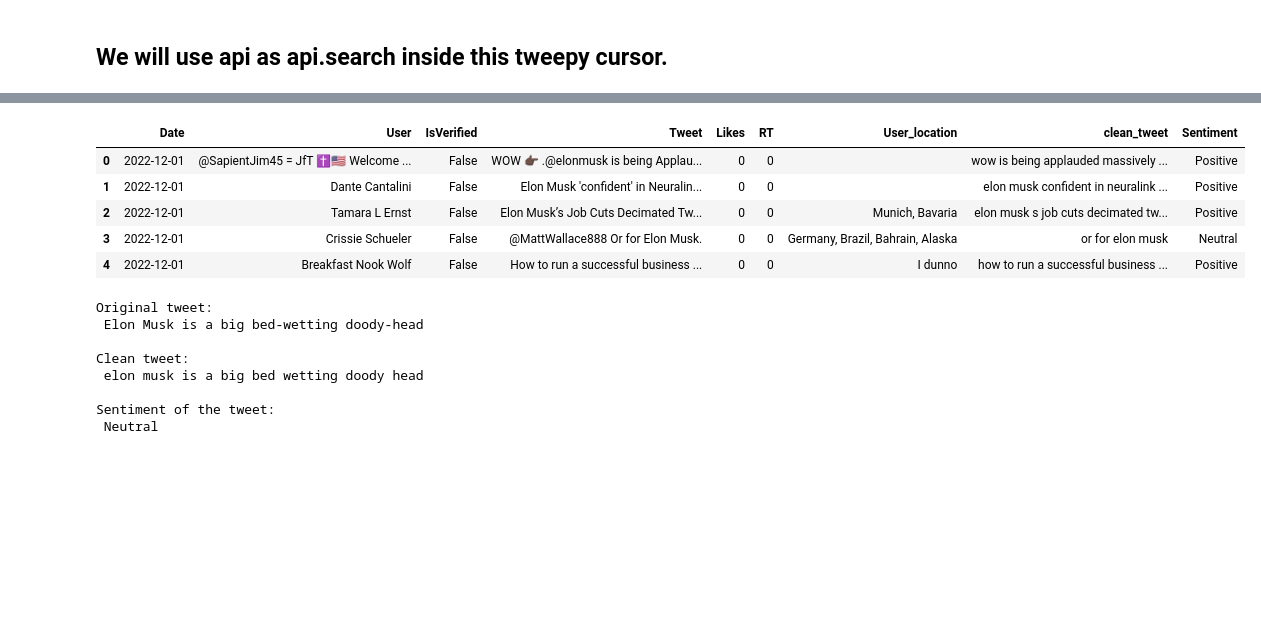
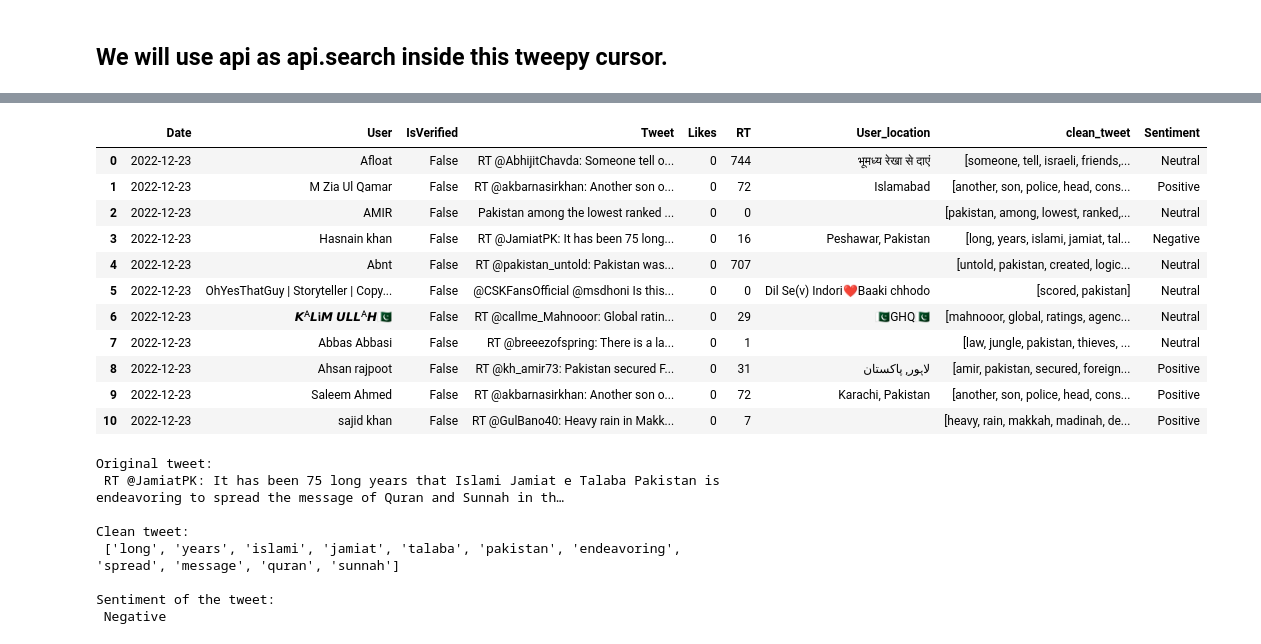
Before and after one commit to hmabubakar313/sentimental_analysis_fyp, a Jupyter notebook: sentment_analysis.ipynb, the cells around one changed output, grey strips where cells are left out. Saved outputs shown, nothing was run; the diff lists cells and outputs as text; code cells hidden in the pictures; blank space fills up the shorter version.

```diff
--- a/sentment_analysis.ipynb
+++ b/sentment_analysis.ipynb
@@ -98,9 +90,31 @@ df.head(8)
 # %%
 # Function to Clean the Tweet.
+import nltk
+import re
+from nltk.corpus import stopwords
+nltk.download('stopwords')
+# clean the tweet remove RT, Special characters, links, etc without regex
+def clean_tweet(tweet):
+    tweet = re.sub(r'@[A-Za-z0-9]+', '', tweet) # remove @mentions
+    tweet = re.sub(r'#', '', tweet) # remove # symbol
+    tweet = re.sub(r'RT[\s]+', '', tweet) # remove RT
+    tweet = re.sub(r'https?:\/\/\S+', '', tweet) # remove hyperlink
+    tweet = re.sub(r'[^a-zA-Z0-9]', ' ', tweet) # remove special characters
+    tweet = re.sub(r'\s+', ' ', tweet) # remove extra spaces
+    tweet = re.sub(r'[0-9]+', '', tweet)
+    tweet = re.sub(r'\b\w{1,2}\b', '', tweet)
+    # get bad and good words from the text
+    tweet = tweet.lower()
+    tweet = tweet.strip()
+    tweet = tweet.split()
+    tweet = [word for word in tweet if word not in stopwords.words('english')]
+    print(tweet)
+    return tweet
 
-import re
-def clean_tweet(tweet):
-    return ' '.join(re.sub('(@[A-Za-z0-9]+)|([^0-9A-Za-z \t])|(\w+:\/\/\S+)|([RT])', ' ', str(tweet).lower()).split())
+
+
+
+
 
 # We only want the Text so :
 
@@ -146,18 +159,24 @@ df.head(5)
 # %%
 df["Sentiment"] = df["Tweet"].apply(lambda x : analyze_sentiment(x))
-df.head(5)
+df.head(11)
 # %% [output]
 |  | Date | User | IsVerified | Tweet | Likes | RT | User_location | clean_tweet | Sentiment |
-| 0 | 2022-12-01 | @SapientJim45 = JfT ✝️🇺🇸 Welcome ... | False | WOW 👉🏿 .@elonmusk is being Applau... | 0 | 0 |  | wow is being applauded massively ... | Positive |
-| 1 | 2022-12-01 | Dante Cantalini | False | Elon Musk 'confident' in Neuralin... | 0 | 0 |  | elon musk confident in neuralink ... | Positive |
-| 2 | 2022-12-01 | Tamara L Ernst | False | Elon Musk’s Job Cuts Decimated Tw... | 0 | 0 | Munich, Bavaria | elon musk s job cuts decimated tw... | Positive |
-| 3 | 2022-12-01 | Crissie Schueler | False | @MattWallace888 Or for Elon Musk. | 0 | 0 | Germany, Brazil, Bahrain, Alaska | or for elon musk | Neutral |
-| 4 | 2022-12-01 | Breakfast Nook Wolf | False | How to run a successful business ... | 0 | 0 | I dunno | how to run a successful business ... | Positive |
+| 0 | 2022-12-23 | Afloat | False | RT @AbhijitChavda: Someone tell o... | 0 | 744 | भूमध्य रेखा से दाएं | [someone, tell, israeli, friends,... | Neutral |
+| 1 | 2022-12-23 | M Zia Ul Qamar | False | RT @akbarnasirkhan: Another son o... | 0 | 72 | Islamabad | [another, son, police, head, cons... | Positive |
+| 2 | 2022-12-23 | AMIR | False | Pakistan among the lowest ranked ... | 0 | 0 |  | [pakistan, among, lowest, ranked,... | Neutral |
+| 3 | 2022-12-23 | Hasnain khan | False | RT @JamiatPK: It has been 75 long... | 0 | 16 | Peshawar, Pakistan | [long, years, islami, jamiat, tal... | Negative |
+| 4 | 2022-12-23 | Abnt | False | RT @pakistan_untold: Pakistan was... | 0 | 707 |  | [untold, pakistan, created, logic... | Neutral |
+| 5 | 2022-12-23 | OhYesThatGuy | Storyteller | Copy... | False | @CSKFansOfficial @msdhoni Is this... | 0 | 0 | Dil Se(v) Indori❤️Baaki chhodo | [scored, pakistan] | Neutral |
+| 6 | 2022-12-23 | 𝙆ᴬ𝙇𝐢𝙈 𝙐𝙇𝙇ᴬ𝙃🇵🇰 | False | RT @callme_Mahnooor: Global ratin... | 0 | 29 | 🇵🇰GHQ🇵🇰 | [mahnooor, global, ratings, agenc... | Neutral |
+| 7 | 2022-12-23 | Abbas Abbasi | False | RT @breeezofspring: There is a la... | 0 | 1 |  | [law, jungle, pakistan, thieves, ... | Neutral |
+| 8 | 2022-12-23 | Ahsan rajpoot | False | RT @kh_amir73: Pakistan secured F... | 0 | 31 | لاہور, پاکستان | [amir, pakistan, secured, foreign... | Positive |
+| 9 | 2022-12-23 | Saleem Ahmed | False | RT @akbarnasirkhan: Another son o... | 0 | 72 | Karachi, Pakistan | [another, son, police, head, cons... | Positive |
+| 10 | 2022-12-23 | sajid khan | False | RT @GulBano40: Heavy rain in Makk... | 0 | 7 |  | [heavy, rain, makkah, madinah, de... | Positive |
 # %%
 
 
 # Check Summary of Random Record
-n = 15
+n = 3
 print("Original tweet:\n",df['Tweet'][n])
 print()
 print("Clean tweet:\n",df['clean_tweet'][n])
@@ -165,13 +184,13 @@ print()
 print("Sentiment of the tweet:\n",df['Sentiment'][n])
 # %% [output]
 Original tweet:
- Elon Musk is a big bed-wetting doody-head
+ RT @JamiatPK: It has been 75 long years that Islami Jamiat e Talaba Pakistan is endeavoring to spread the message of Quran and Sunnah in th…
 
 Clean tweet:
- elon musk is a big bed wetting doody head
+ ['long', 'years', 'islami', 'jamiat', 'talaba', 'pakistan', 'endeavoring', 'spread', 'message', 'quran', 'sunnah']
 
 Sentiment of the tweet:
- Neutral
+ Negative
 # %%
 # Overall Summary
 
```
Also changed, not shown: parts of 11 cells of this notebook.
